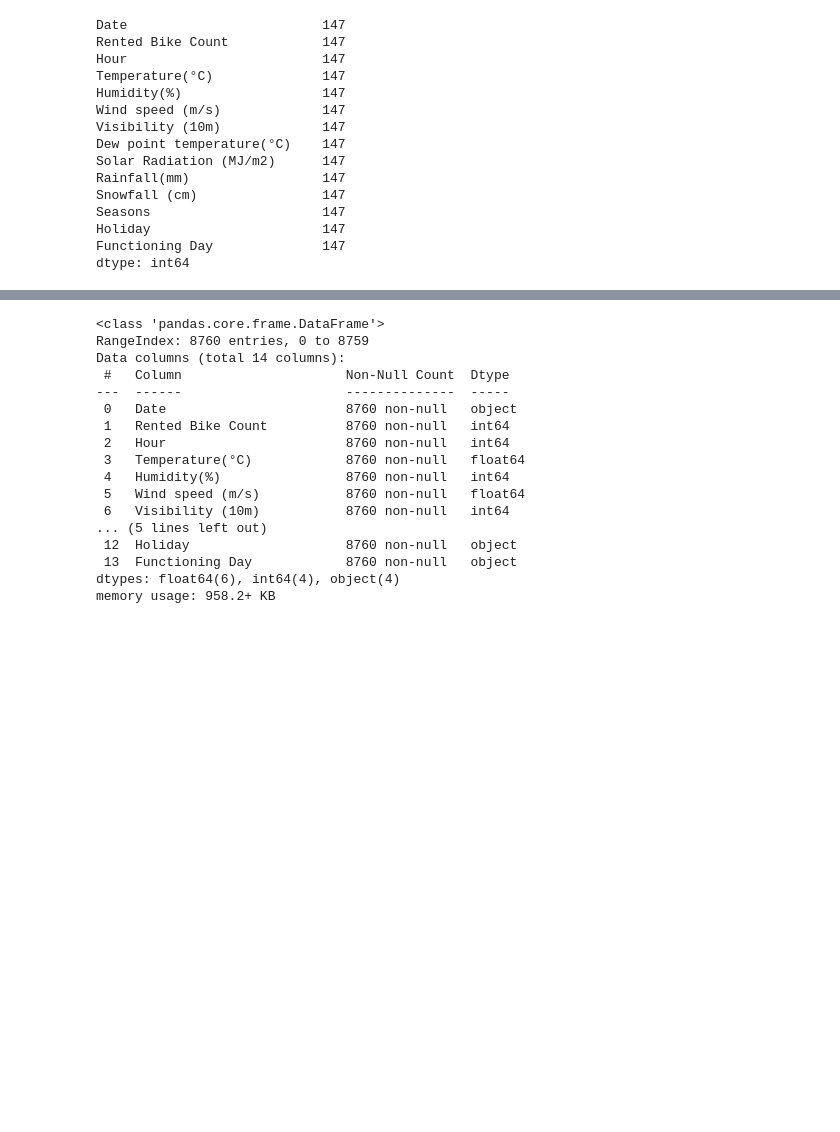
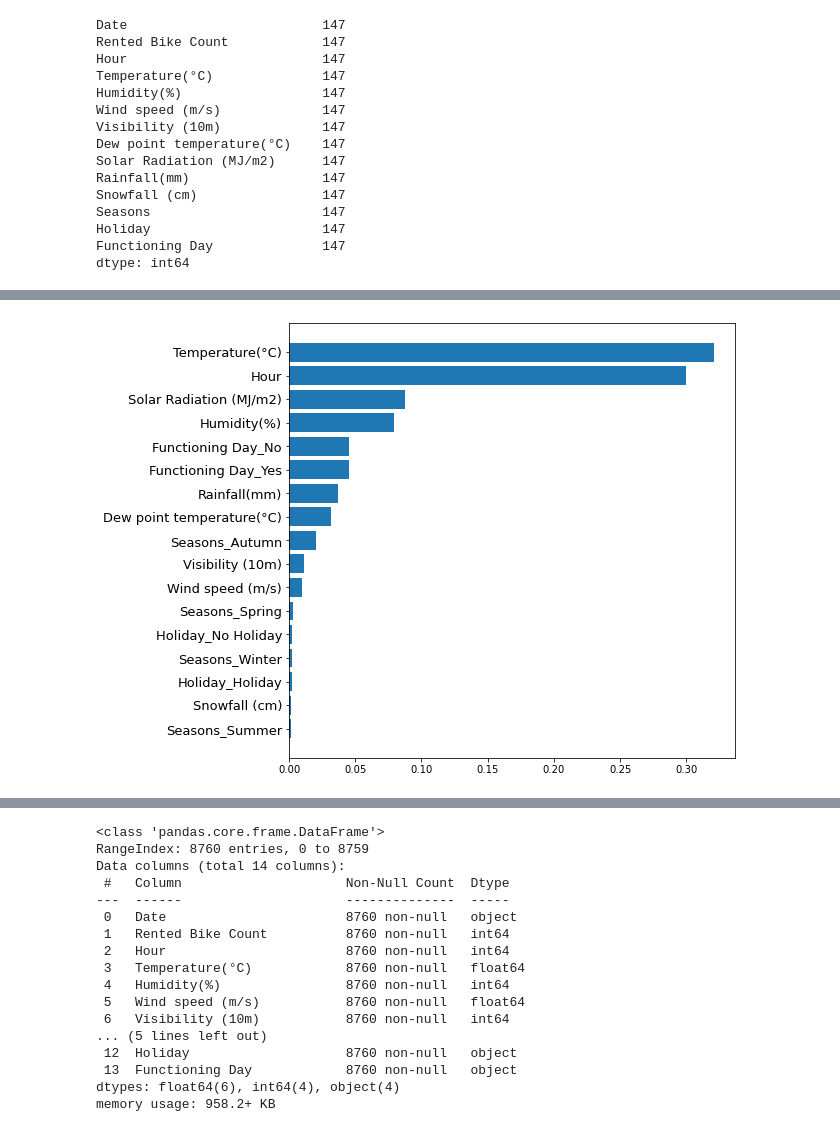
Before and after one commit to AliAfs/PSM_Project_BikeSharing, a Jupyter notebook: PSM_Project_BikeSharing.ipynb, the cells around one changed output, grey strips where cells are left out. Saved outputs shown, nothing was run; the diff lists cells and outputs as text; code cells hidden in the pictures; blank space fills up the shorter version.

```diff
--- a/PSM_Project_BikeSharing.ipynb
+++ b/PSM_Project_BikeSharing.ipynb
@@ -244,0 +190,13 @@ plt.ylabel("Residual")
+# %%
+from matplotlib import pyplot as plt
+
+feature_importance = reg.feature_importances_
+sorted_idx = np.argsort(feature_importance)
+pos = np.arange(sorted_idx.shape[0]) + 0.5
+
+fig = plt.figure(figsize=(8, 8))
+plt.barh(pos, feature_importance[sorted_idx], align="center")
+plt.yticks(pos, np.array(X.columns)[sorted_idx], fontsize=13)
+plt.show()
+# %% [output]
+[figure, added]
```
Also changed, not shown: parts of 51 cells of this notebook.
